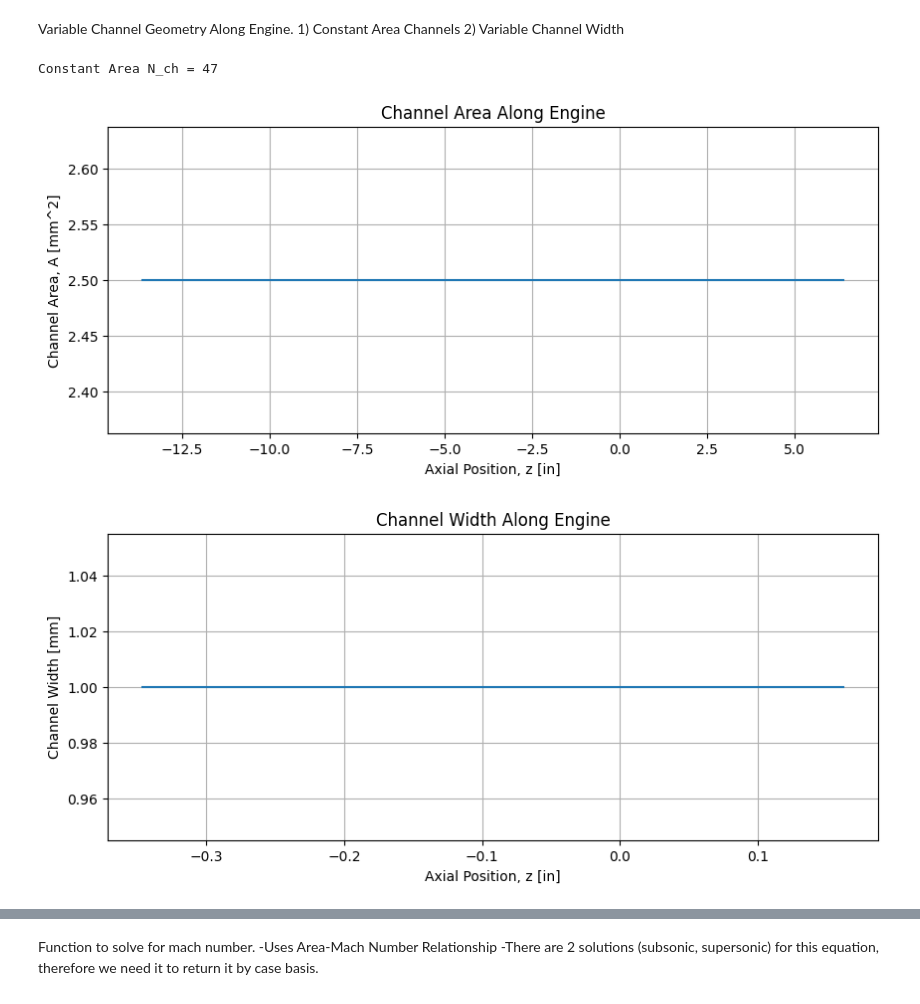
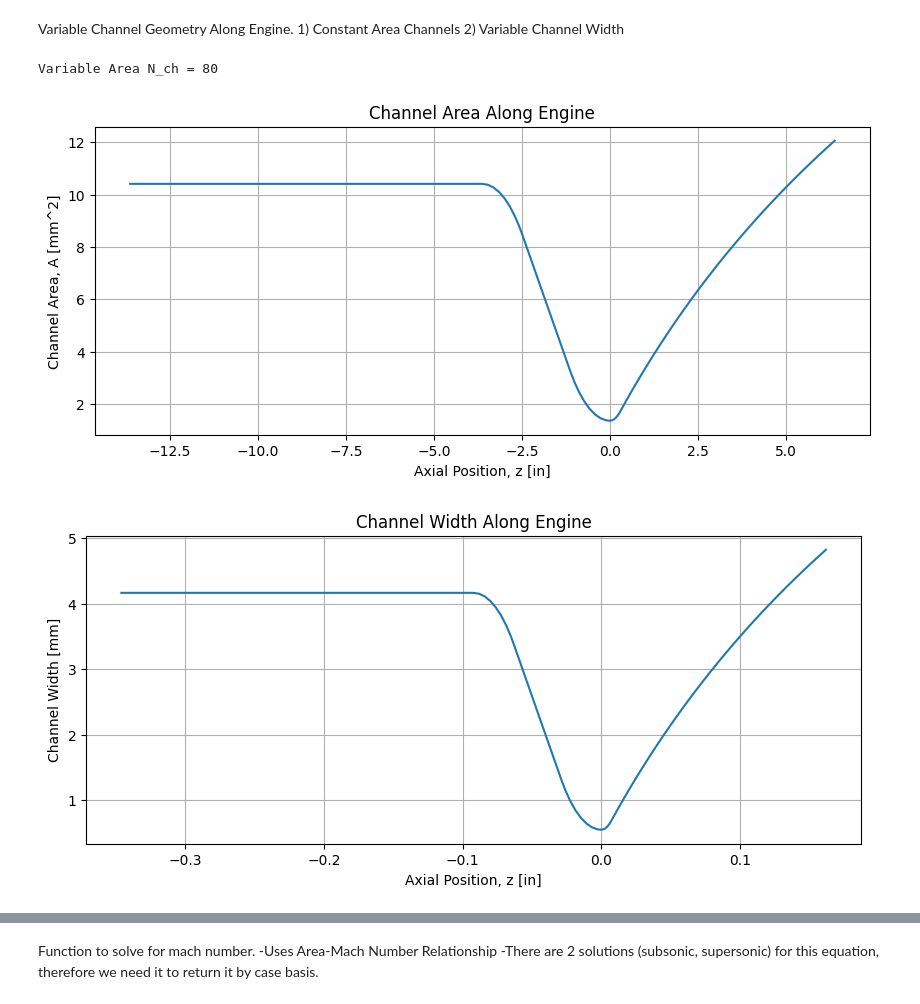
Before and after one commit to gt-space/engine-designer, a Jupyter notebook: engineDesigner_v6.0/1D-ChannelSizeOptimization.ipynb, the cells around one changed output, grey strips where cells are left out. Drawn from its saved outputs; the diff is of its cells as text; code cells hidden in the pictures.

```diff
--- a/engineDesigner_v6.0/1D-ChannelSizeOptimization.ipynb
+++ b/engineDesigner_v6.0/1D-ChannelSizeOptimization.ipynb
@@ -73,7 +73,7 @@ eps_exp = 5.149 #expansion ratio
 #Channel Throat Geometry Inputs
 tw = (1)/1000 #m, hot wall thickness
 h_ch = (2.5)/1000 #m, channel height (radial direction) at throat
-w_fin_throat = (5)/1000 #m, fin width at throat
+w_fin_throat = (3)/1000 #m, fin width at throat
 w_ch_throat = (1)/1000 #m, channel width (tangential direction) at throat
 
 #Material Inputs
@@ -163,50 +163,50 @@ w_fin = np.full_like(r, w_fin_throat)
 Dh = 2*w_ch*h_ch / (w_ch + h_ch)
 print("Variable Area N_ch =", N_ch)"""
 
-### 2) Constant Channel Area. Variable Fin Width
+"""### 2) Constant Channel Area. Variable Fin Width
 N_ch = round(2*np.pi*(r[throat_index]+tw+h_ch/2) / (w_ch_throat+w_fin_throat)) #channel number defined by throat geometry
 r_ch = r+tw+h_ch/2
 A_ch = w_ch_throat*h_ch
 w_ch = np.full_like(r, w_ch_throat)
 w_fin = 2*np.pi*r_ch/N_ch - w_ch_throat #calculate fin width based on # of channels, engine radius, and constant channel geometry
 Dh = 2*w_ch*h_ch / (w_ch + h_ch)
-print("Constant Area N_ch =", N_ch)
+print("Constant Area N_ch =", N_ch)"""
 
-"""### 3) Set number of channels and fin width. variable channel width along engine
-N_ch = 50 #channel number defined by throat geometry
+### 3) Set number of channels and fin width. variable channel width along engine
+N_ch = 80 #channel number defined by throat geometry
 r_ch = r+tw+h_ch/2
 w_ch = 2*np.pi*r_ch/N_ch - w_fin_throat
 w_fin = np.full_like(r, w_fin_throat)
 Dh = 2*w_ch*h_ch / (w_ch + h_ch)
-print("Variable Area N_ch =", N_ch)"""
+print("Variable Area N_ch =", N_ch)
 
 #plot channel area vs. axial position
 plt.figure(figsize=(10, 4))
 plt.plot(z_in, (w_ch*h_ch*1000**2))
 plt.xlabel("Axial Position, z [in]")
 plt.ylabel("Channel Area, A [mm^2]")
 plt.title("Channel Area Along Engine")
 plt.grid()
 plt.show()
 
 #plot channel width vs. axial position
 plt.figure(figsize=(10, 4))
 plt.plot(z, w_ch*1000, label="Channel Width")
 plt.xlabel("Axial Position, z [in]")
 plt.ylabel("Channel Width [mm]")
 plt.title("Channel Width Along Engine")
 plt.grid()
 plt.show()
 
 #plot fin width vs. axial position
 plt.figure(figsize=(10, 4))
 plt.plot(z, w_fin*1000, label="Channel Width")
 plt.xlabel("Axial Position, z [in]")
 plt.ylabel("Channel Width [mm]")
 plt.title("Fin Width Along Engine")
 plt.grid()
 plt.show()
 # %% [output]
-Constant Area N_ch = 47
+Variable Area N_ch = 80
-[figure, old version]
+[figure, new version]
-[figure, old version]
+[figure, new version]
```
Also changed, not shown: parts of 3 cells of this notebook.
